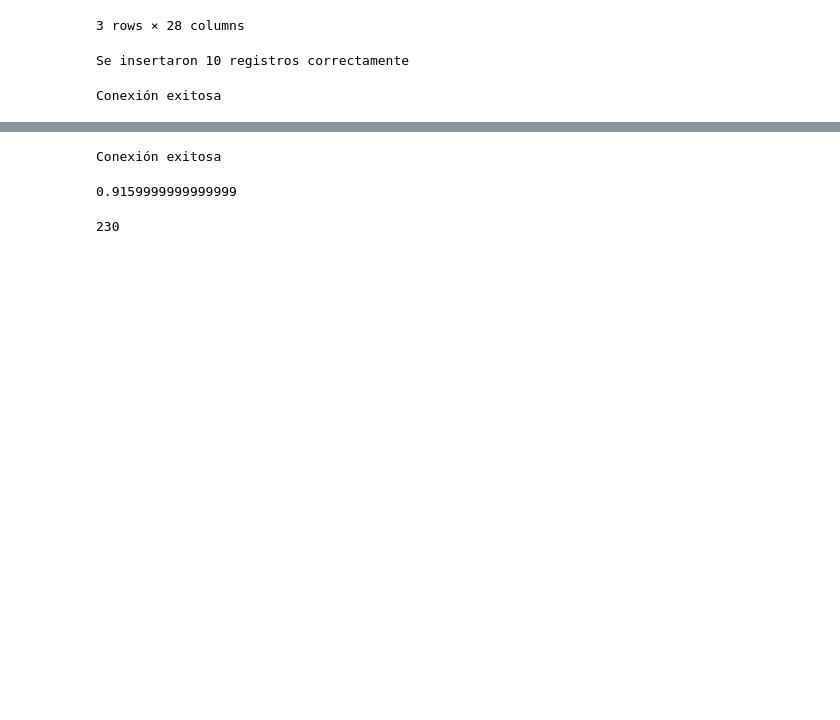
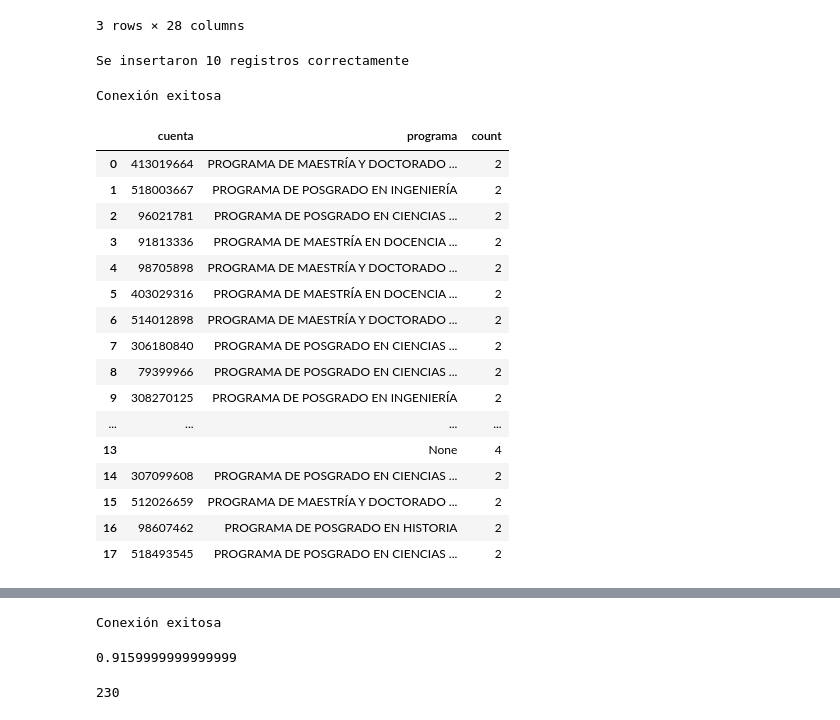
Before and after one commit to AjoloteCosmico/PVE-polls, a Jupyter notebook: public/work-data.ipynb, the cells around one changed output, grey strips where cells are left out. Saved outputs shown, nothing was run; the diff lists cells and outputs as text; code cells hidden in the pictures; blank space fills up the shorter version.

```diff
--- a/public/work-data.ipynb
+++ b/public/work-data.ipynb
@@ -2449,0 +2491,22 @@ options.to_excel(r'V:\Archivos Seguimiento de Egresados\Malu y Fel\opciones_help
+# %%
+repetidos=pd.read_sql('select cuenta, programa, count(*) from egresados_posgrado group by cuenta,programa having count(*)>1',cnx)
+# %%
+repetidos
+# %% [output]
+|  | cuenta | programa | count |
+| 0 | 413019664 | PROGRAMA DE MAESTRÍA Y DOCTORADO ... | 2 |
+| 1 | 518003667 | PROGRAMA DE POSGRADO EN INGENIERÍA | 2 |
+| 2 | 96021781 | PROGRAMA DE POSGRADO EN CIENCIAS ... | 2 |
+| 3 | 91813336 | PROGRAMA DE MAESTRÍA EN DOCENCIA ... | 2 |
+| 4 | 98705898 | PROGRAMA DE MAESTRÍA Y DOCTORADO ... | 2 |
+| 5 | 403029316 | PROGRAMA DE MAESTRÍA EN DOCENCIA ... | 2 |
+| 6 | 514012898 | PROGRAMA DE MAESTRÍA Y DOCTORADO ... | 2 |
+| 7 | 306180840 | PROGRAMA DE POSGRADO EN CIENCIAS ... | 2 |
+| 8 | 79399966 | PROGRAMA DE POSGRADO EN CIENCIAS ... | 2 |
+| 9 | 308270125 | PROGRAMA DE POSGRADO EN INGENIERÍA | 2 |
+| ... | ... | ... | ... |
+| 13 |  | None | 4 |
+| 14 | 307099608 | PROGRAMA DE POSGRADO EN CIENCIAS ... | 2 |
+| 15 | 512026659 | PROGRAMA DE MAESTRÍA Y DOCTORADO ... | 2 |
+| 16 | 98607462 | PROGRAMA DE POSGRADO EN HISTORIA | 2 |
+| 17 | 518493545 | PROGRAMA DE POSGRADO EN CIENCIAS ... | 2 |
```
Also changed, not shown: parts of 6 cells of this notebook, 16 other files.
